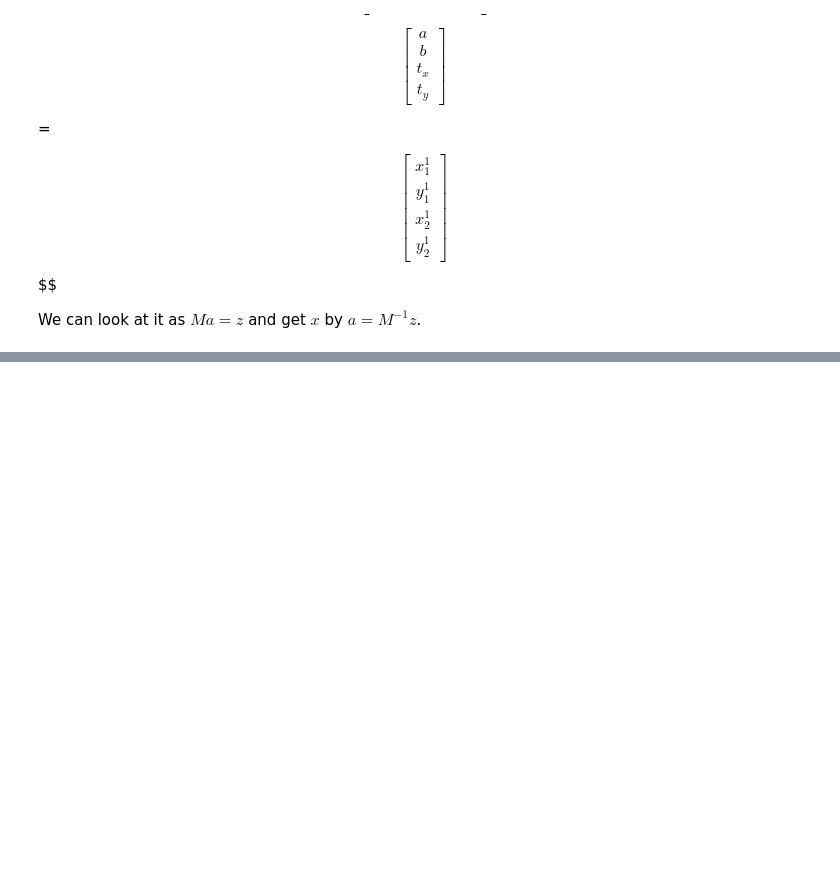
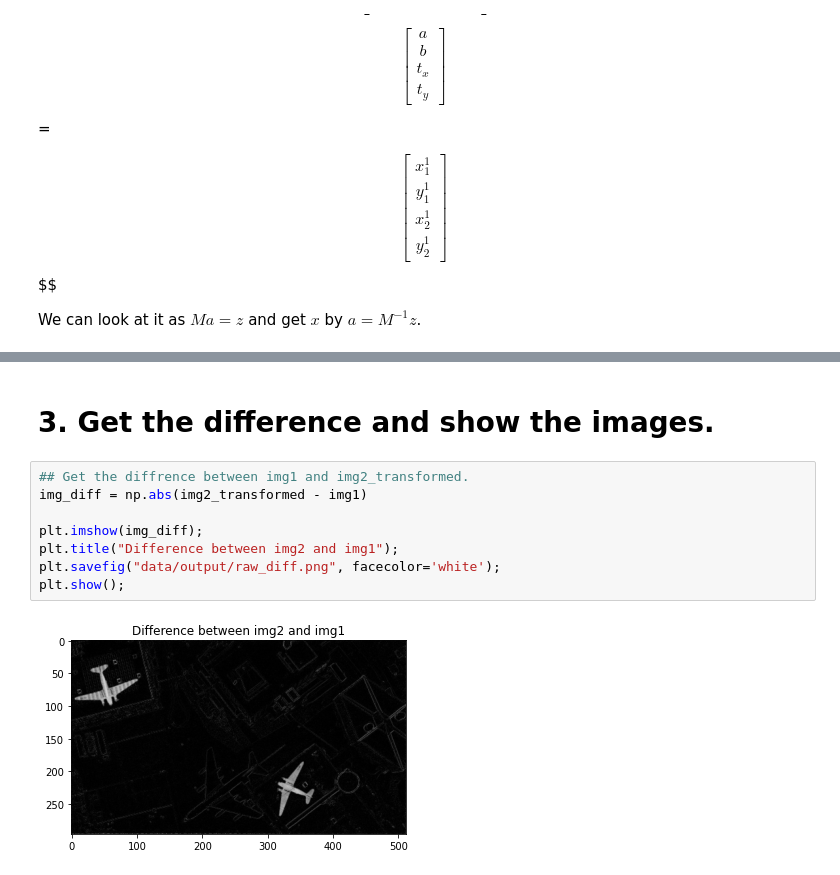
Before and after one commit to kramasamy90/image-signal-processing, a Jupyter notebook: Lab2/lab2.ipynb, the cells around one changed output, grey strips where cells are left out. Drawn from its saved outputs; the diff is of its cells as text; blank space fills up the shorter version.

```diff
--- a/Lab2/lab2.ipynb
+++ b/Lab2/lab2.ipynb
@@ -150,0 +183,12 @@ rotate_translate(source, target, R, T)
+# %% [markdown]
+# 3. Get the difference and show the images.
+# %%
+## Get the diffrence between img1 and img2_transformed.
+img_diff = np.abs(img2_transformed - img1)
+
+plt.imshow(img_diff);
+plt.title("Difference between img2 and img1");
+plt.savefig("data/output/raw_diff.png", facecolor='white');
+plt.show();
+# %% [output]
+[figure, added]
```
Also changed, not shown: parts of 20 cells of this notebook, 6 other files.
